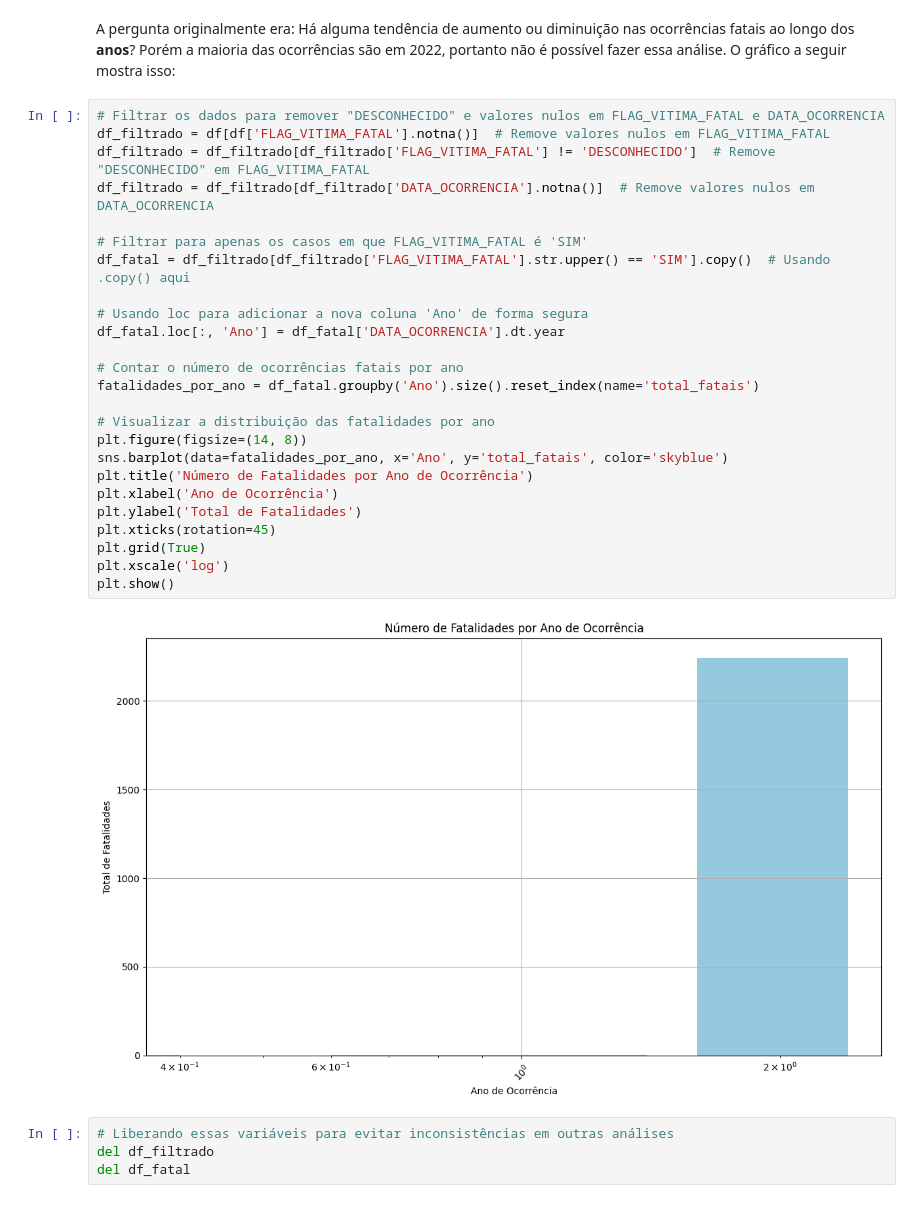
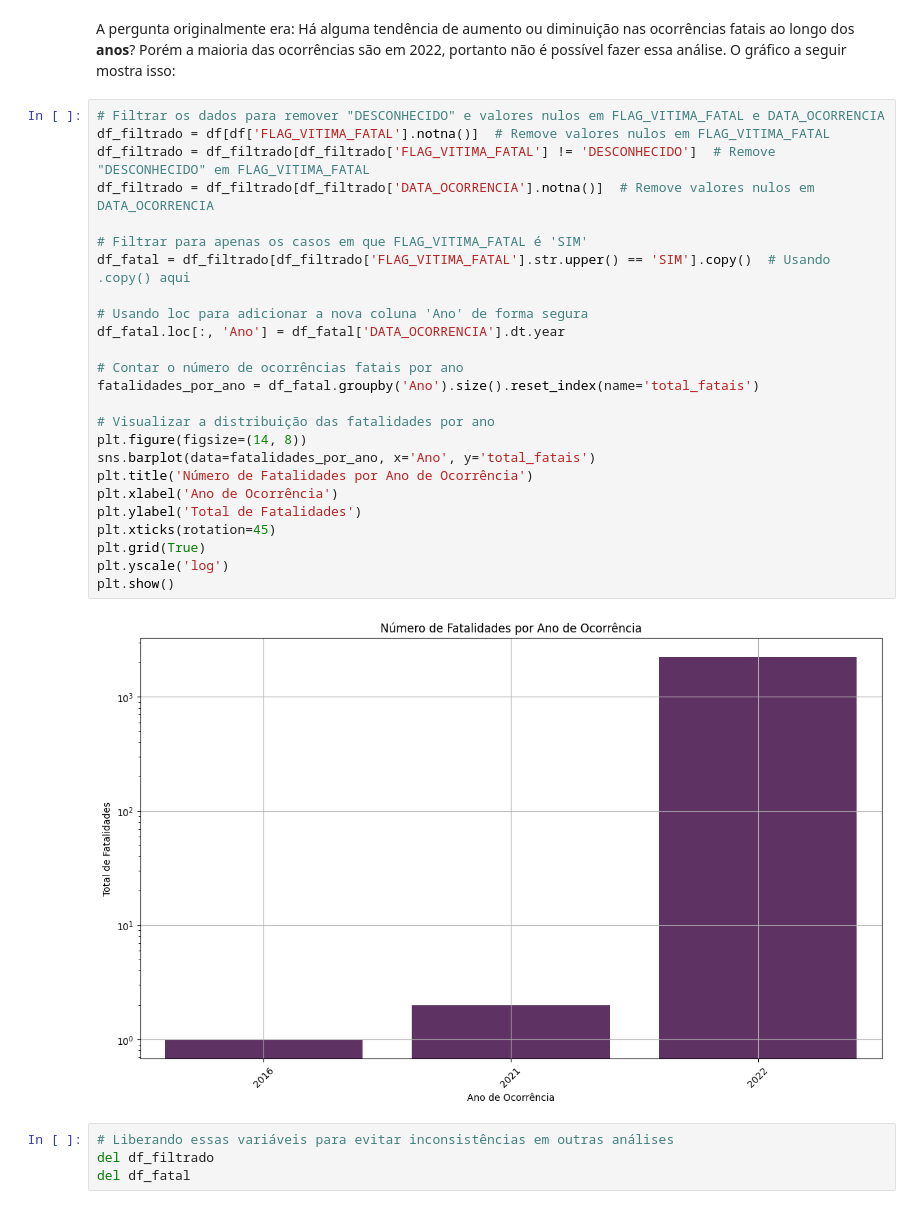
Before and after one commit to itsnalu/Projeto_CCF425, a Jupyter notebook: Projeto_Dados.ipynb, the cells around one changed output. Drawn from its saved outputs; the diff is of its cells as text.

```diff
--- a/Projeto_Dados.ipynb
+++ b/Projeto_Dados.ipynb
@@ -2100,30 +2100,30 @@ A pergunta originalmente era:  Há alguma tendência de aumento ou diminuição
 # %%
 # Filtrar os dados para remover "DESCONHECIDO" e valores nulos em FLAG_VITIMA_FATAL e DATA_OCORRENCIA
 df_filtrado = df[df['FLAG_VITIMA_FATAL'].notna()]  # Remove valores nulos em FLAG_VITIMA_FATAL
 df_filtrado = df_filtrado[df_filtrado['FLAG_VITIMA_FATAL'] != 'DESCONHECIDO']  # Remove "DESCONHECIDO" em FLAG_VITIMA_FATAL
 df_filtrado = df_filtrado[df_filtrado['DATA_OCORRENCIA'].notna()]  # Remove valores nulos em DATA_OCORRENCIA
 
 # Filtrar para apenas os casos em que FLAG_VITIMA_FATAL é 'SIM'
 df_fatal = df_filtrado[df_filtrado['FLAG_VITIMA_FATAL'].str.upper() == 'SIM'].copy()  # Usando .copy() aqui
 
 # Usando loc para adicionar a nova coluna 'Ano' de forma segura
 df_fatal.loc[:, 'Ano'] = df_fatal['DATA_OCORRENCIA'].dt.year
 
 # Contar o número de ocorrências fatais por ano
 fatalidades_por_ano = df_fatal.groupby('Ano').size().reset_index(name='total_fatais')
 
 # Visualizar a distribuição das fatalidades por ano
 plt.figure(figsize=(14, 8))
-sns.barplot(data=fatalidades_por_ano, x='Ano', y='total_fatais', color='skyblue')
+sns.barplot(data=fatalidades_por_ano, x='Ano', y='total_fatais')
 plt.title('Número de Fatalidades por Ano de Ocorrência')
 plt.xlabel('Ano de Ocorrência')
 plt.ylabel('Total de Fatalidades')
 plt.xticks(rotation=45)
 plt.grid(True)
-plt.xscale('log')
+plt.yscale('log')
 plt.show()
 # %% [output]
-[figure, old version]
+[figure, new version]
 # %%
 # Liberando essas variáveis para evitar inconsistências em outras análises
 del df_filtrado
```
Also changed, not shown: parts of 33 cells of this notebook.
